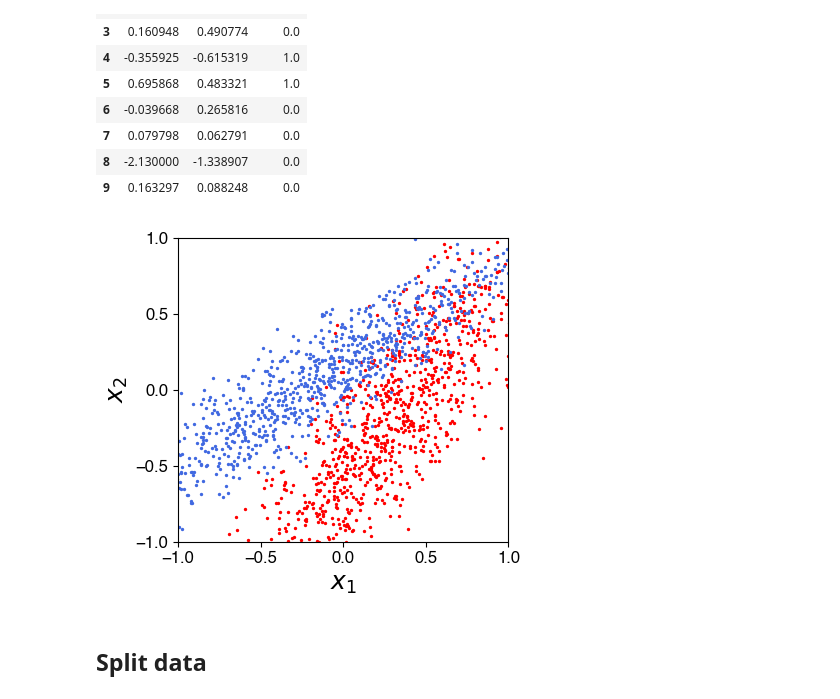
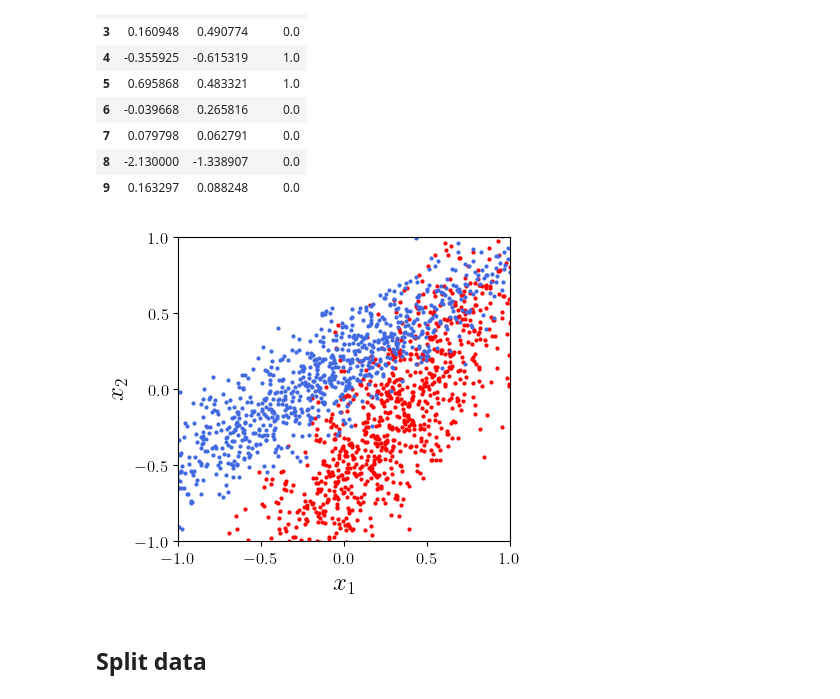
Before and after one commit to hbprosper/MLinPhysics, a Jupyter notebook: Lab01/code/tutorial01.ipynb, the cells around one changed output. Drawn from its saved outputs; the diff is of its cells as text; code cells hidden in the pictures.

```diff
--- a/Lab01/code/tutorial01.ipynb
+++ b/Lab01/code/tutorial01.ipynb
@@ -46,7 +46,7 @@ import torch.nn as nn
 # update fonts
 FONTSIZE = 12
 plt.rcParams.update({
-    "text.usetex": False, # turn off latex in plots
+    "text.usetex": True, # turn off if the system can'r find late
     "font.family": "sans-serif",
     "font.sans-serif": "Helvetica",
     "font.size": FONTSIZE
@@ -145,35 +162,35 @@ df[:10]
 # %%
 def plot_data():
 
     fig = plt.figure(figsize=(4.5, 4))
 
     ax  = fig.add_subplot(111)
 
     tickmarks = [-1.0, -0.5, 0.0, 0.5, 1.0]
 
     ax.set_xlim(-1, 1)
     ax.set_xlabel(r'$x_1$', fontsize=18)
     ax.set_xticks(tickmarks)
 
     ax.set_ylim(-1, 1)
     ax.set_ylabel(r'$x_2$', fontsize=18)
     ax.set_yticks(tickmarks)
 
     d1 = df[df.target > 0.5]
     xp, yp = d1.x1[:1000], d1.x2[:1000]
-    ax.scatter(xp, yp, s=2.0, color='red')
+    ax.scatter(xp, yp, s=4.0, color='red')
 
     d2 = df[df.target < 0.5]
     xp, yp = d2.x1[:1000], d2.x2[:1000]
-    ax.scatter(xp, yp, s=2.0, color='royalblue');
+    ax.scatter(xp, yp, s=4.0, color='royalblue');
 
     fig.tight_layout()
 
     plt.show()
 
 plot_data()
 # %% [output]
-[figure, old version]
+[figure, new version]
 # %% [markdown]
 ## Split data
 # %%
```
Also changed, not shown: parts of 10 cells of this notebook.
